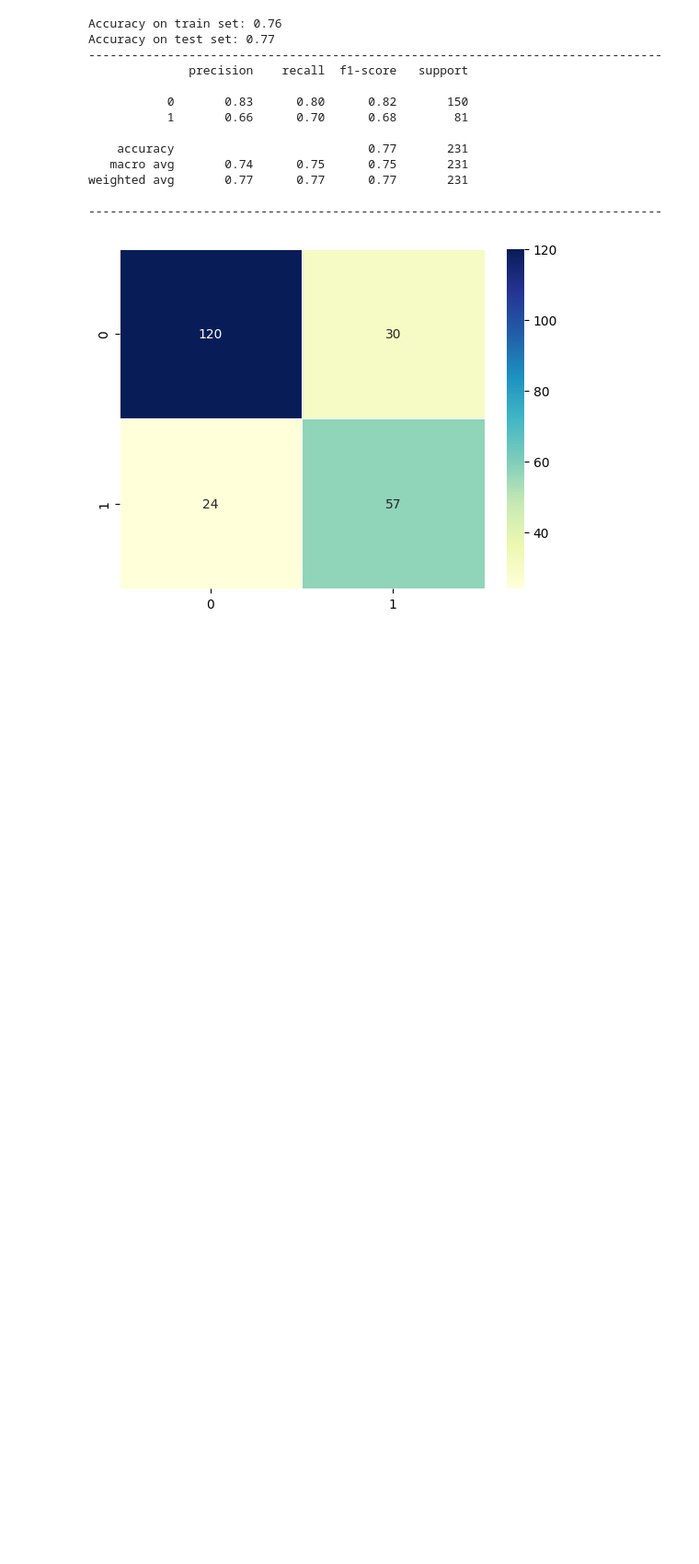
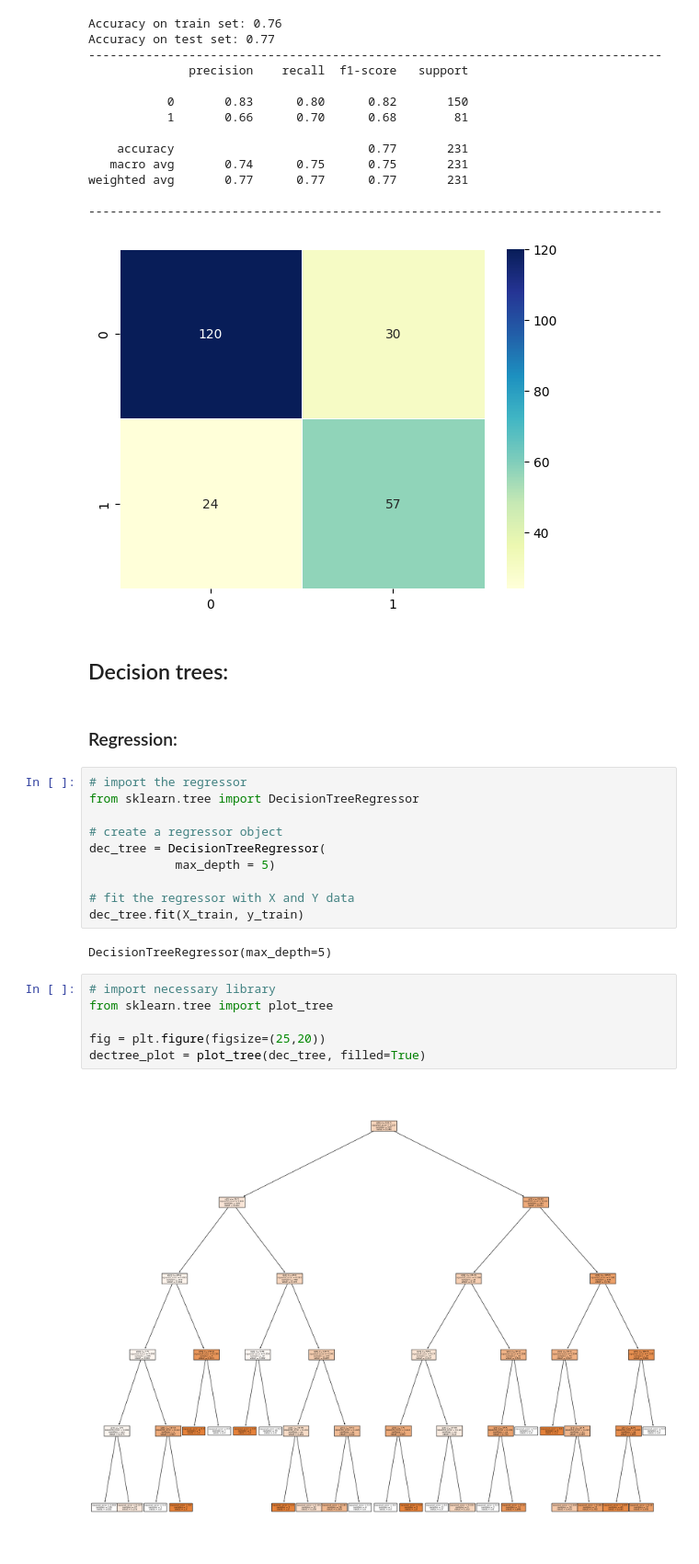
Before and after one commit to mojtaba-peyrovi/diabetes-ML-practice, a Jupyter notebook: 2_Diabetes_Challenge.ipynb, the cells around one changed output. Shown: that part at 92% size. Cells and saved outputs as stored; diff of their text form; blank space fills up the shorter version.

Commit message:
Decision trees and scaling

```diff
--- a/2_Diabetes_Challenge.ipynb
+++ b/2_Diabetes_Challenge.ipynb
@@ -214,3 +236,27 @@ weighted avg       0.77      0.77      0.77       231
 
 --------------------------------------------------------------------------------
 [figure]
+# %% [markdown]
+## Decision trees:
+# %% [markdown]
+### Regression:
+# %%
+# import the regressor
+from sklearn.tree import DecisionTreeRegressor
+
+# create a regressor object
+dec_tree = DecisionTreeRegressor(
+            max_depth = 5)
+
+# fit the regressor with X and Y data
+dec_tree.fit(X_train, y_train)
+# %% [output]
+DecisionTreeRegressor(max_depth=5)
+# %%
+# import necessary library
+from sklearn.tree import plot_tree
+
+fig = plt.figure(figsize=(25,20))
+dectree_plot = plot_tree(dec_tree, filled=True)
+# %% [output]
+[figure, added]
```
Also changed, not shown: parts of 13 cells of this notebook.
